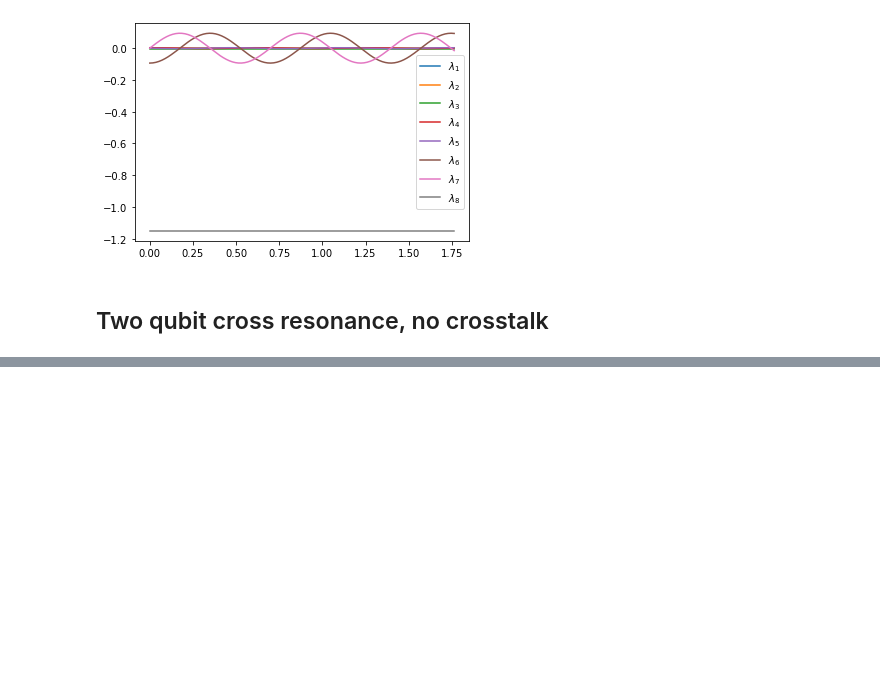
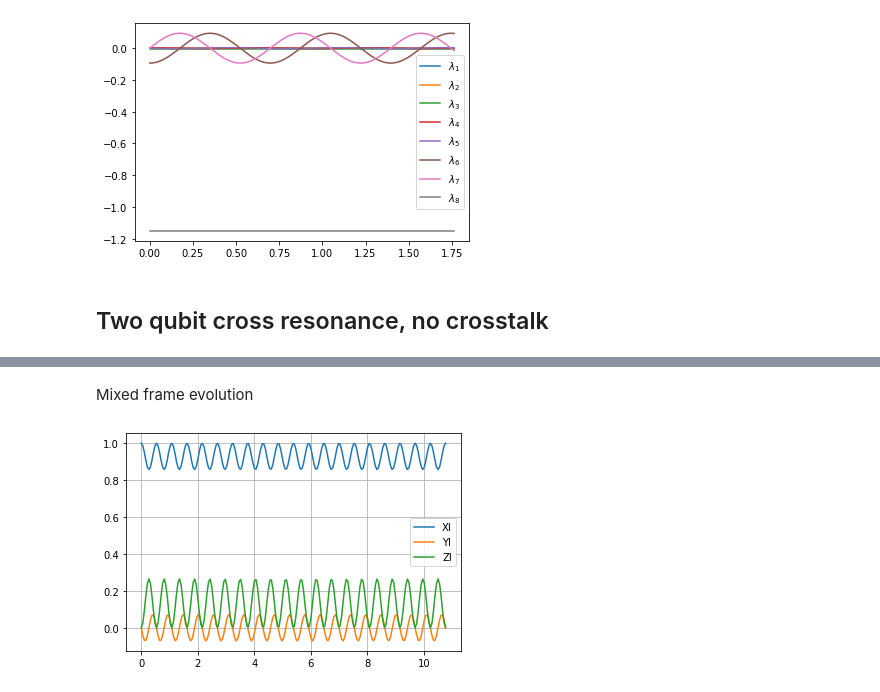
Before and after one commit to UTokyo-ICEPP/qudit-sim, a Jupyter notebook: examples/validation/sim.ipynb, the cells around one changed output, grey strips where cells are left out. Cells and saved outputs as stored; diff of their text form; code cells hidden in the pictures; blank space fills up the shorter version.

```diff
--- a/examples/validation/sim.ipynb
+++ b/examples/validation/sim.ipynb
@@ -216,0 +240,14 @@ plt.plot(tlist, result_1.expect[1])
+# %% [markdown]
+Mixed frame evolution
+# %%
+hgen.set_global_frame('mixed')
+result = qudit_sim.pulse_sim(hgen, psi0=psi0, tlist=(10, 20), e_ops=e_ops)
+
+tlist = result.times
+plt.plot(tlist, result.expect[0], label='XI')
+plt.plot(tlist, result.expect[1], label='YI')
+plt.plot(tlist, result.expect[2], label='ZI')
+plt.grid()
+plt.legend();
+# %% [output]
+[figure, added]
```
Also changed, not shown: parts of 8 cells of this notebook, 2 other files.
